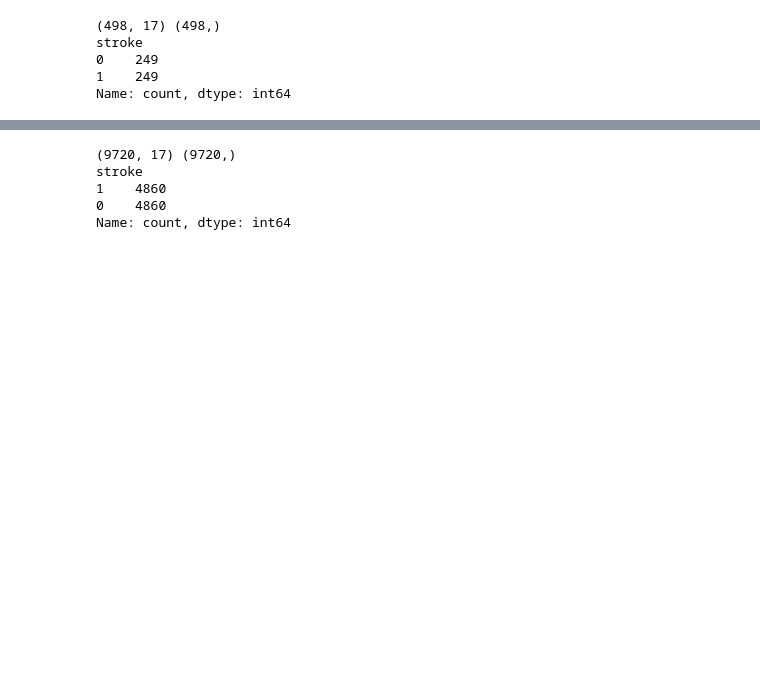
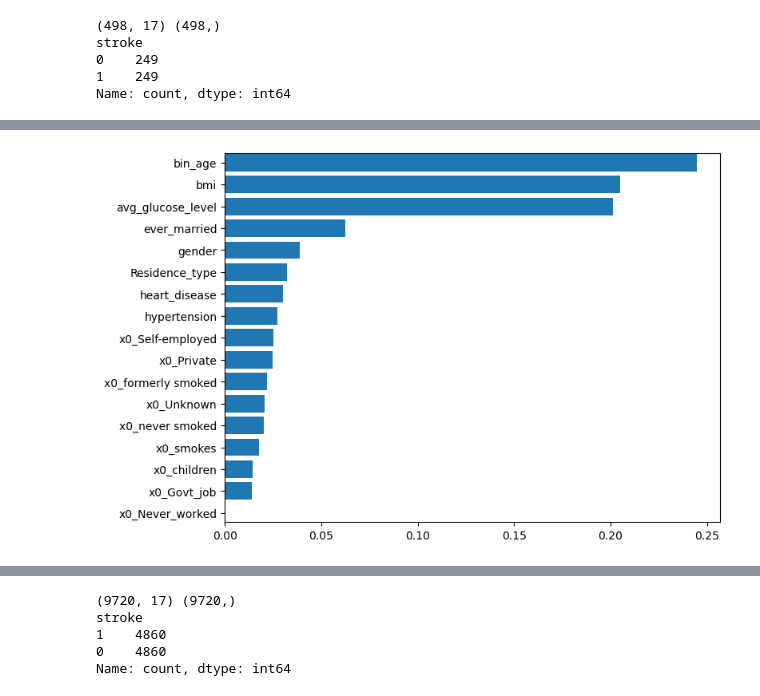
Before and after one commit to matildawangh/example, a Jupyter notebook: Project2_Group7_Notes2-dsg.ipynb, the cells around one changed output, grey strips where cells are left out. Saved outputs shown, nothing was run; the diff lists cells and outputs as text; code cells hidden in the pictures; blank space fills up the shorter version.

```diff
--- a/Project2_Group7_Notes2-dsg.ipynb
+++ b/Project2_Group7_Notes2-dsg.ipynb
@@ -1361,0 +1377,6 @@ Balanced Accuracy Score: 0.72
+# %%
+# Get the feature importance array
+importances = model.feature_importances_
+# List the top 10 most important features
+importances_sorted = sorted(zip(model.feature_importances_, X.columns), reverse=True)
+importances_sorted[:10]
@@ -1362 +1394,17 @@ Balanced Accuracy Score: 0.72
+# %%
+# Plot the feature importances
+features = sorted(zip(X.columns, importances), key = lambda x: x[1])
+cols = [f[0] for f in features]
+width = [f[1] for f in features]
+
+fig, ax = plt.subplots()
+
+fig.set_size_inches(8,6)
+plt.margins(y=0.001)
+
+ax.barh(y=cols, width=width)
+
+plt.show()
+# %% [output]
+[figure, added]
 # %%
```
Also changed, not shown: parts of 68 cells of this notebook.
